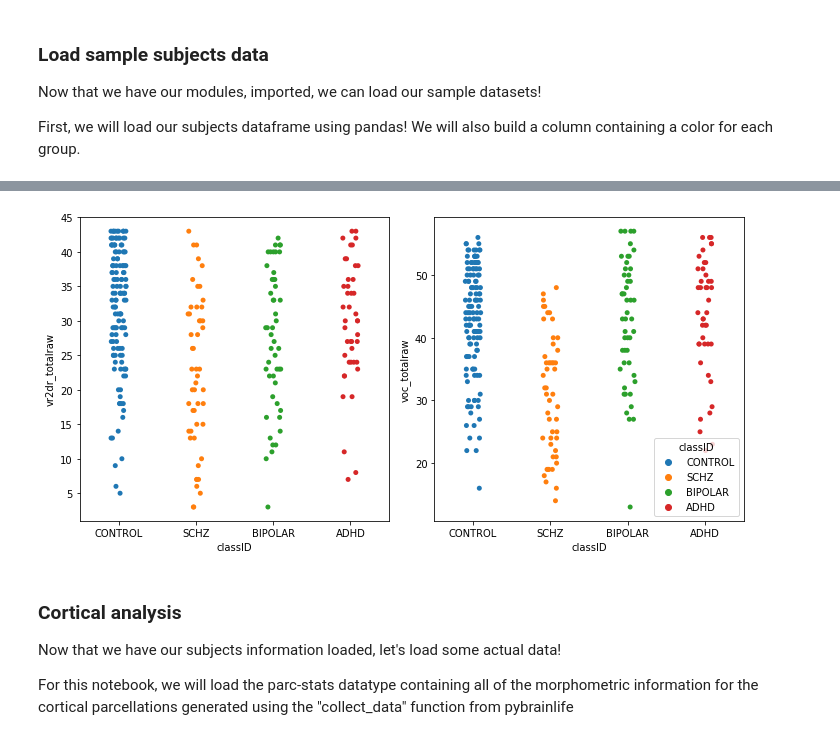
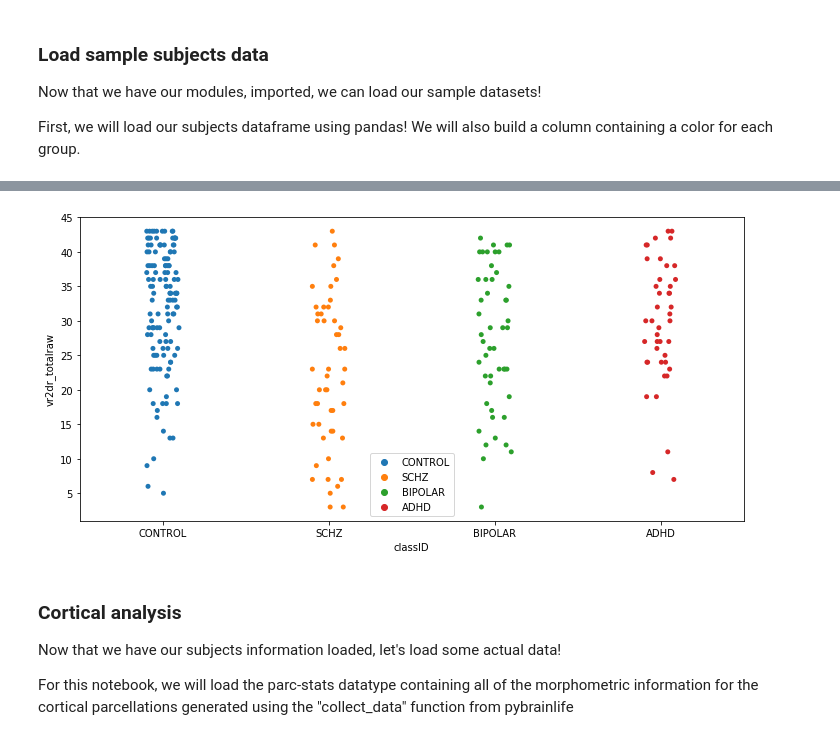
Before and after one commit to brainlife/educational-notebooks, a Jupyter notebook: brainlife-structural-mri-to-edit.ipynb, the cells around one changed output, grey strips where cells are left out. Saved outputs shown, nothing was run; the diff lists cells and outputs as text; code cells hidden in the pictures.

```diff
--- a/brainlife-structural-mri-to-edit.ipynb
+++ b/brainlife-structural-mri-to-edit.ipynb
@@ -82,15 +81,8 @@ subjects_data.sample(10).head(10)
 10 rows × 153 columns
-# %%
-## compute categorical scatter plot for the left and right V1s for gray matter volume and cortical thickness
-# create a subplot figure with 1 row and 2 columns
-fig, axes = plt.subplots(1,2,figsize=(10,5),sharex=True)
-
-# create a strip plot for each measure
-sns.stripplot(x='classID',y='vr2dr_totalraw',data=subjects_data,hue='classID',ax=axes[0],size=5,legend=False)
-sns.stripplot(x='classID',y='voc_totalraw',data=subjects_data,hue='classID',ax=axes[1],size=5)
-fig.tight_layout()
-# %% [output]
-[figure, removed]
+# %%
+create_categorical_scatterplot(subjects_data,'classID','vr2dr_totalraw',hue_measure='classID')
+# %% [output]
+[figure, added]
 # %% [markdown]
 ### Cortical analysis
 Now that we have our subjects information loaded, let's load some actual data!
```
Also changed, not shown: parts of 16 cells of this notebook, 1 other file.
